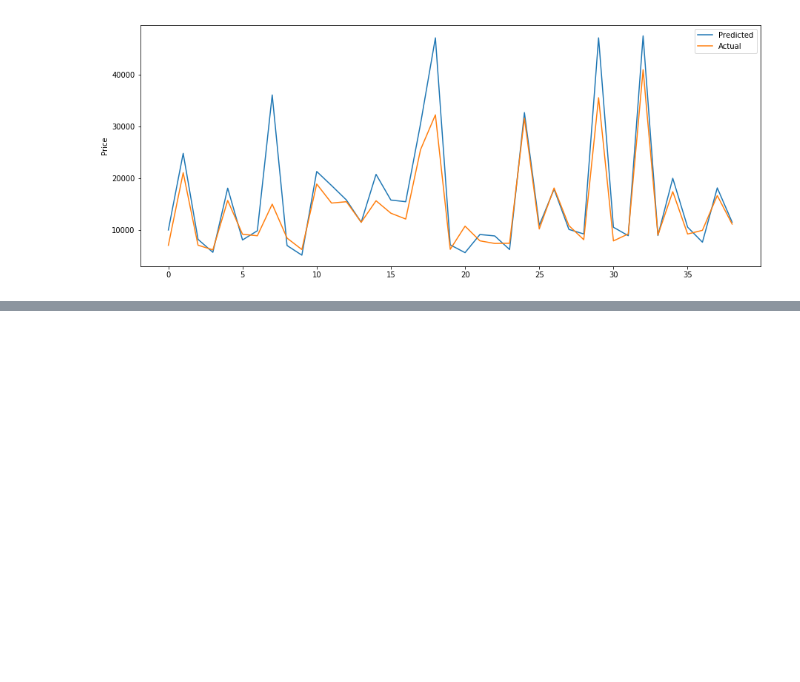
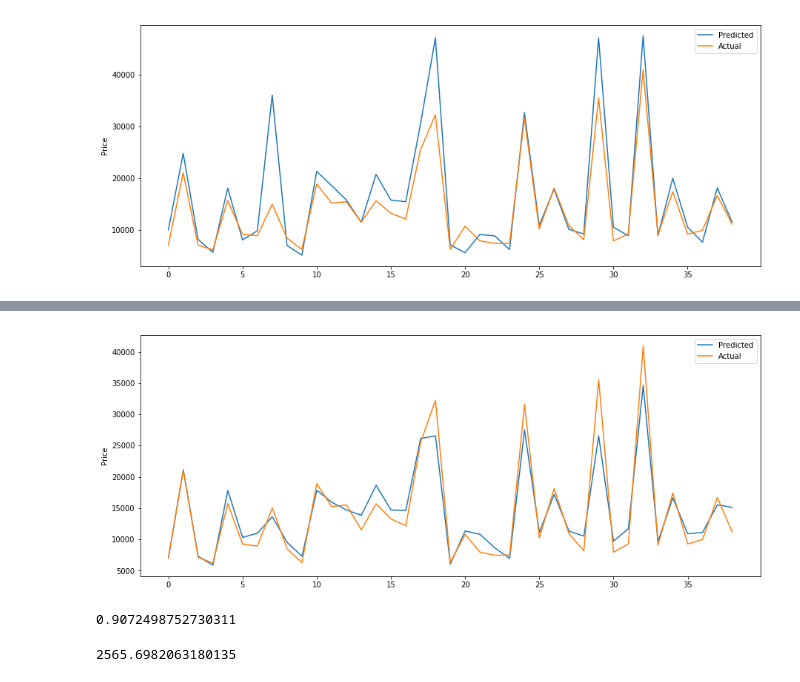
Before and after one commit to pfcperez/ML-Plural, a Jupyter notebook: models/m2_demo_LassoRidge.ipynb, the cells around one changed output, grey strips where cells are left out. Drawn from its saved outputs; the diff is of its cells as text; code cells hidden in the pictures; blank space fills up the shorter version.

```diff
--- a/models/m2_demo_LassoRidge.ipynb
+++ b/models/m2_demo_LassoRidge.ipynb
@@ -307,0 +365,5 @@ math.sqrt(linear_model_mse)
+# %%
+from sklearn.linear_model import Ridge
+
+ridge_model = Ridge(alpha=1.0, normalize=True)
+ridge_model.fit(X_train, Y_train)
@@ -307,0 +398,22 @@ math.sqrt(linear_model_mse)
+# %%
+y_predict = ridge_model.predict(x_test)
+# %%
+pylab.rcParams['figure.figsize'] = (15,6)
+
+plt.plot(y_predict, label='Predicted')
+plt.plot(y_test.values, label='Actual')
+plt.ylabel('Price')
+plt.legend()
+plt.show()
+# %% [output]
+[figure, added]
+# %%
+r_square = ridge_model.score(x_test, y_test)
+r_square
+# %% [output]
+0.9072498752730311
+# %%
+ridge_model_mse = mean_squared_error(y_predict, y_test)
+math.sqrt(ridge_model_mse )
+# %% [output]
+2565.6982063180135
```
Also changed, not shown: parts of 15 cells of this notebook, 1 other file.
